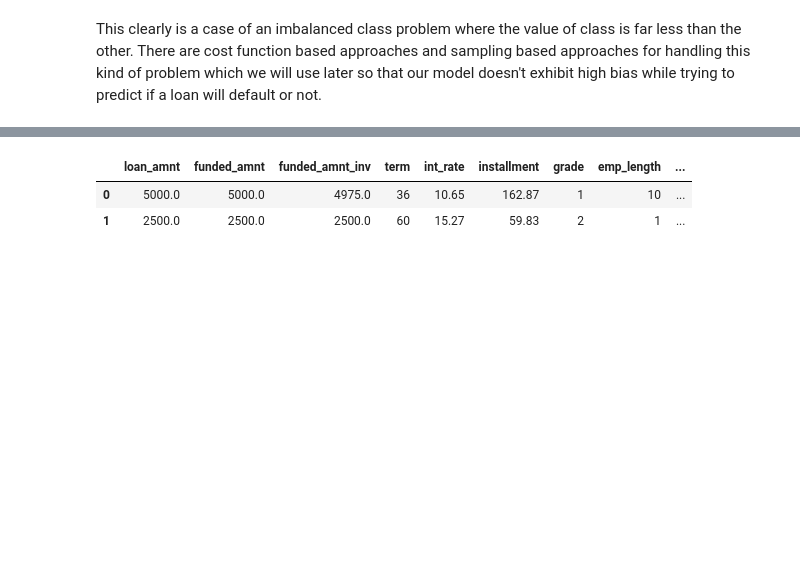
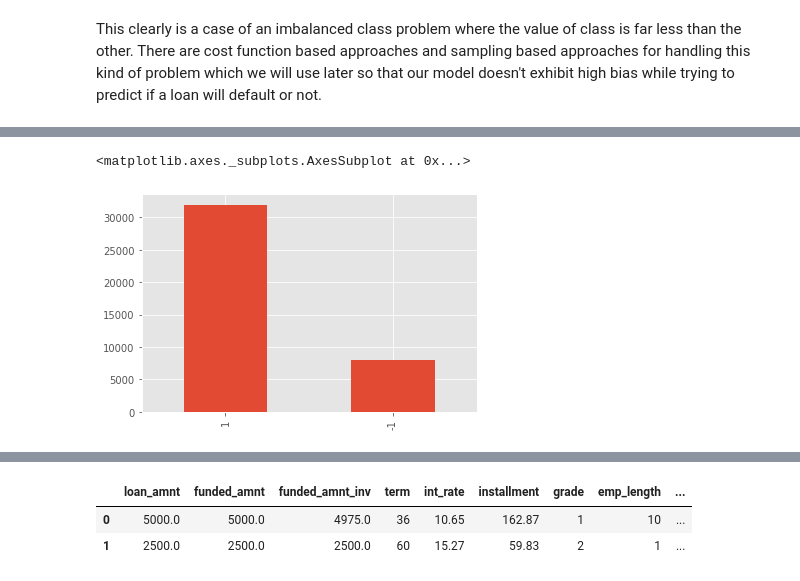
Before and after one commit to chinu1997/Capstone-Project2-Team2, a Jupyter notebook: Chinmaya_Devprasad_team_2_of_Loan_Default_Prediction_Capstone_Project.ipynb, the cells around one changed output, grey strips where cells are left out. Saved outputs shown, nothing was run; the diff lists cells and outputs as text; code cells hidden in the pictures; blank space fills up the shorter version.

```diff
--- a/Chinmaya_Devprasad_team_2_of_Loan_Default_Prediction_Capstone_Project.ipynb
+++ b/Chinmaya_Devprasad_team_2_of_Loan_Default_Prediction_Capstone_Project.ipynb
@@ -191,0 +339,5 @@ Name: home_ownership, dtype: int64
+# %%
+lending_df['Target'].value_counts().plot(kind='bar')
+# %% [output]
+<matplotlib.axes._subplots.AxesSubplot at 0x...>
+[figure, added]
```
Also changed, not shown: parts of 60 cells of this notebook.
